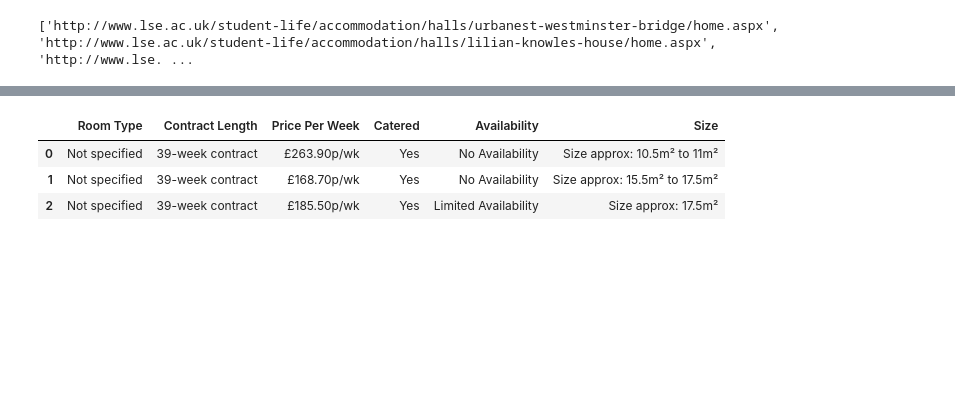
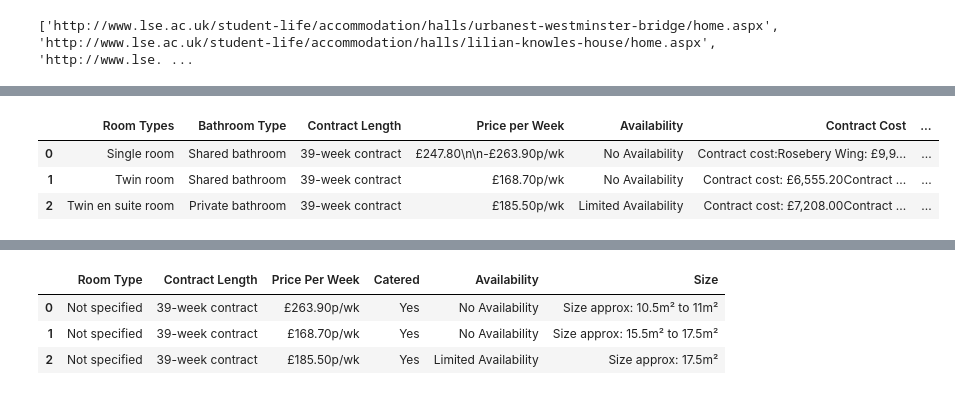
Before and after one commit to datadabbler23/ST115-Final-Project, a Jupyter notebook: Room information.ipynb, the cells around one changed output, grey strips where cells are left out. Drawn from its saved outputs; the diff is of its cells as text; code cells hidden in the pictures; blank space fills up the shorter version.

```diff
--- a/Room information.ipynb
+++ b/Room information.ipynb
@@ -25,0 +180,37 @@ print(all_hyperlinks)
+# %%
+import pandas as pd
+
+shared_rooms = []
+private_room = []
+
+for item in p_tags:
+    if item in ["Shared bathroom", "Private bathroom"] and private_room:
+
+        shared_rooms.append(private_room)
+        private_room = [item]
+    else:
+        private_room.append(item)
+
+
+if private_room:
+    shared_rooms.append(private_room)
+
+
+data = []
+for room in shared_rooms:
+
+    if len(room) >= 8:
+        room_dict = {
+            "Bathroom Type": room[0],
+            "Contract Length": room[1],
+            "Price per Week": room[2],
+            "Availability": room[4],
+            "Contract Cost": room[5],
+            "Size and Details": room[6]
+        }
+        data.append(room_dict)
+
+# Create DataFrame
+df_rooms = pd.DataFrame(data)
+
+df_rooms
@@ -25,0 +272,9 @@ print(all_hyperlinks)
+# %%
+df_rooms.insert(0, 'Room Types', df['Room Types'])
+
+df_rooms
+# %% [output]
+|  | Room Types | Bathroom Type | Contract Length | Price per Week | Availability | Contract Cost | ... |
+| 0 | Single room | Shared bathroom | 39-week contract | £247.80\n\n-£263.90p/wk | No Availability | Contract cost:Rosebery Wing: £9,9... | ... |
+| 1 | Twin room | Shared bathroom | 39-week contract | £168.70p/wk | No Availability | Contract cost: £6,555.20Contract ... | ... |
+| 2 | Twin en suite room | Private bathroom | 39-week contract | £185.50p/wk | Limited Availability | Contract cost: £7,208.00Contract ... | ... |
```
Also changed, not shown: parts of 10 cells of this notebook.
